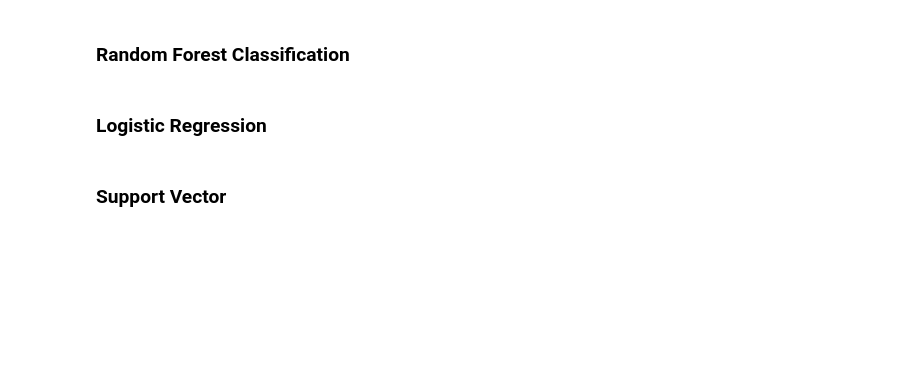
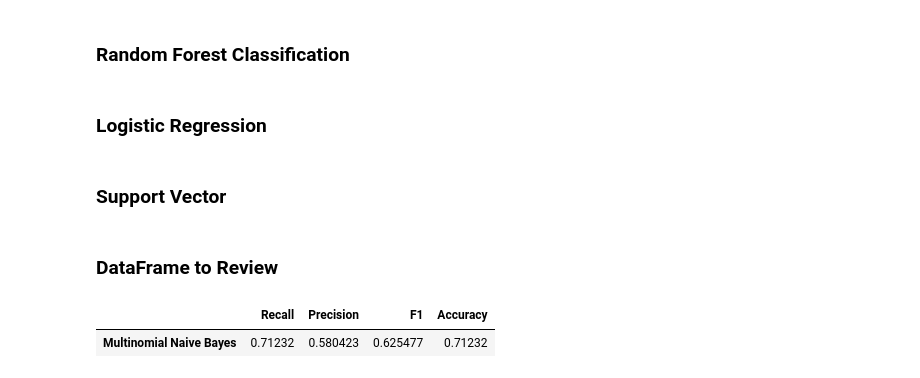
Before and after one commit to notlisaliang/book_recommendation, a Jupyter notebook: 04_modeling_trials.ipynb, the cells around one changed output. Saved outputs shown, nothing was run; the diff lists cells and outputs as text; code cells hidden in the pictures; blank space fills up the shorter version.

```diff
--- a/04_modeling_genres.ipynb
+++ b/04_modeling_trials.ipynb
@@ -248,0 +276,15 @@ classification_scores('Logistic Regression', y_test, lr_pred)
+# %% [markdown]
+### DataFrame to Review
+# %%
+table = classification_scores('Multinomial Naive Bayes', y_test, mnb_pred)
+# %%
+table = pd.concat([table, classification_scores('Random Forest Classifier', y_test, rfc_pred)])
+# %%
+table = pd.concat([table, classification_scores('Logistic Regression', y_test, lr_pred)])
+# %%
+table = pd.concat([table, classification_scores('Support Vector', y_test, sv_pred)])
+# %%
+table
+# %% [output]
+|  | Recall | Precision | F1 | Accuracy |
+| Multinomial Naive Bayes | 0.71232 | 0.580423 | 0.625477 | 0.71232 |
```
Also changed, not shown: parts of 23 cells of this notebook, 1 other file.
